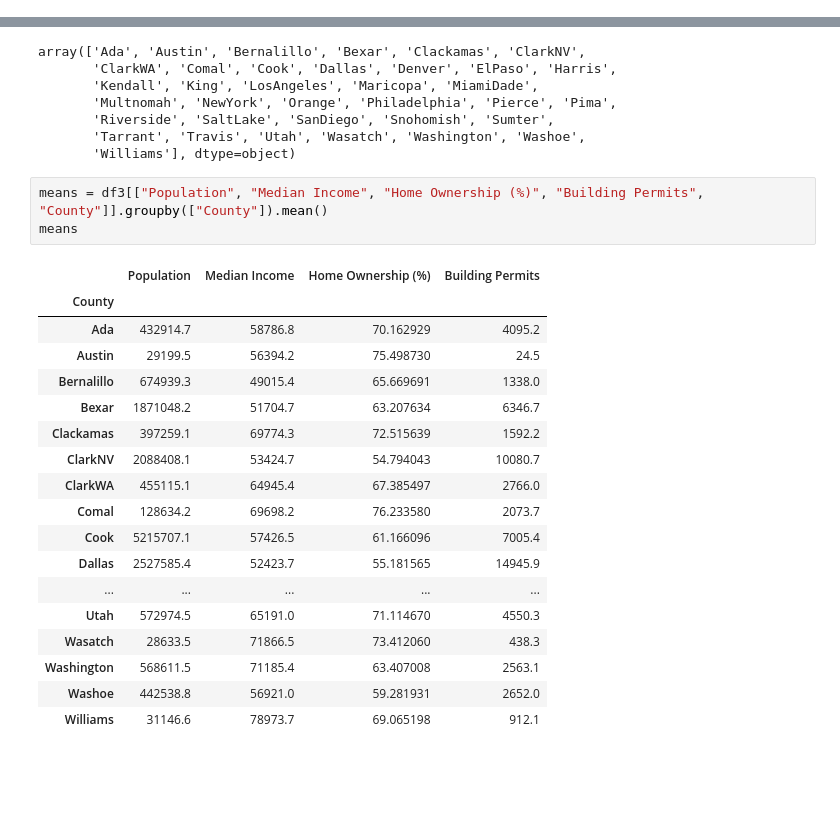
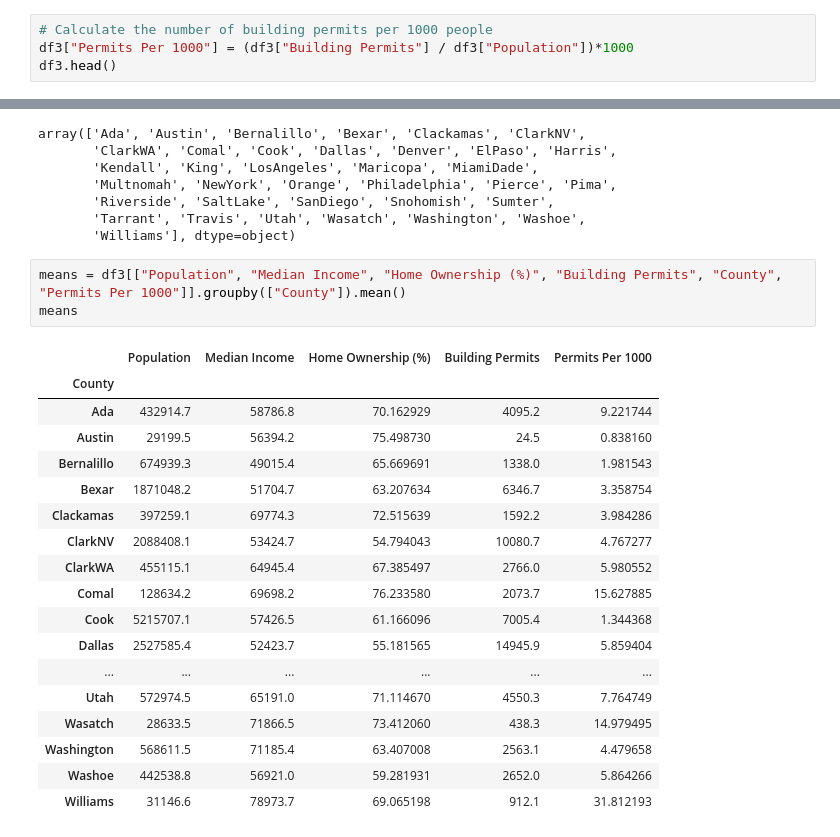
Before and after one commit to rls1316/project-one, a Jupyter notebook: Data_Cleaning.ipynb, the cells around one changed output, grey strips where cells are left out. Cells and saved outputs as stored; diff of their text form; blank space fills up the shorter version.

```diff
--- a/Data_Cleaning.ipynb
+++ b/Data_Cleaning.ipynb
@@ -160,3 +140,7 @@ Population              int64
 Building Permits        int64
 Median Income           int64
 dtype: object
+# %%
+# Calculate the number of building permits per 1000 people
+df3["Permits Per 1000"] = (df3["Building Permits"] / df3["Population"])*1000
+df3.head()
@@ -175,24 +258,24 @@ array(['Ada', 'Austin', 'Bernalillo', 'Bexar', 'Clackamas', 'ClarkNV',
        'Tarrant', 'Travis', 'Utah', 'Wasatch', 'Washington', 'Washoe',
        'Williams'], dtype=object)
 # %%
-means = df3[["Population", "Median Income", "Home Ownership (%)", "Building Permits", "County"]].groupby(["County"]).mean()
+means = df3[["Population", "Median Income", "Home Ownership (%)", "Building Permits", "County", "Permits Per 1000"]].groupby(["County"]).mean()
 means
 # %% [output]
-|  | Population | Median Income | Home Ownership (%) | Building Permits |
-| County |  |  |  |  |
-| Ada | 432914.7 | 58786.8 | 70.162929 | 4095.2 |
-| Austin | 29199.5 | 56394.2 | 75.498730 | 24.5 |
-| Bernalillo | 674939.3 | 49015.4 | 65.669691 | 1338.0 |
-| Bexar | 1871048.2 | 51704.7 | 63.207634 | 6346.7 |
-| Clackamas | 397259.1 | 69774.3 | 72.515639 | 1592.2 |
-| ClarkNV | 2088408.1 | 53424.7 | 54.794043 | 10080.7 |
-| ClarkWA | 455115.1 | 64945.4 | 67.385497 | 2766.0 |
-| Comal | 128634.2 | 69698.2 | 76.233580 | 2073.7 |
-| Cook | 5215707.1 | 57426.5 | 61.166096 | 7005.4 |
-| Dallas | 2527585.4 | 52423.7 | 55.181565 | 14945.9 |
-| ... | ... | ... | ... | ... |
-| Utah | 572974.5 | 65191.0 | 71.114670 | 4550.3 |
-| Wasatch | 28633.5 | 71866.5 | 73.412060 | 438.3 |
-| Washington | 568611.5 | 71185.4 | 63.407008 | 2563.1 |
-| Washoe | 442538.8 | 56921.0 | 59.281931 | 2652.0 |
-| Williams | 31146.6 | 78973.7 | 69.065198 | 912.1 |
+|  | Population | Median Income | Home Ownership (%) | Building Permits | Permits Per 1000 |
+| County |  |  |  |  |  |
+| Ada | 432914.7 | 58786.8 | 70.162929 | 4095.2 | 9.221744 |
+| Austin | 29199.5 | 56394.2 | 75.498730 | 24.5 | 0.838160 |
+| Bernalillo | 674939.3 | 49015.4 | 65.669691 | 1338.0 | 1.981543 |
+| Bexar | 1871048.2 | 51704.7 | 63.207634 | 6346.7 | 3.358754 |
+| Clackamas | 397259.1 | 69774.3 | 72.515639 | 1592.2 | 3.984286 |
+| ClarkNV | 2088408.1 | 53424.7 | 54.794043 | 10080.7 | 4.767277 |
+| ClarkWA | 455115.1 | 64945.4 | 67.385497 | 2766.0 | 5.980552 |
+| Comal | 128634.2 | 69698.2 | 76.233580 | 2073.7 | 15.627885 |
+| Cook | 5215707.1 | 57426.5 | 61.166096 | 7005.4 | 1.344368 |
+| Dallas | 2527585.4 | 52423.7 | 55.181565 | 14945.9 | 5.859404 |
+| ... | ... | ... | ... | ... | ... |
+| Utah | 572974.5 | 65191.0 | 71.114670 | 4550.3 | 7.764749 |
+| Wasatch | 28633.5 | 71866.5 | 73.412060 | 438.3 | 14.979495 |
+| Washington | 568611.5 | 71185.4 | 63.407008 | 2563.1 | 4.479658 |
+| Washoe | 442538.8 | 56921.0 | 59.281931 | 2652.0 | 5.864266 |
+| Williams | 31146.6 | 78973.7 | 69.065198 | 912.1 | 31.812193 |
```
Also changed, not shown: parts of 13 cells of this notebook.
